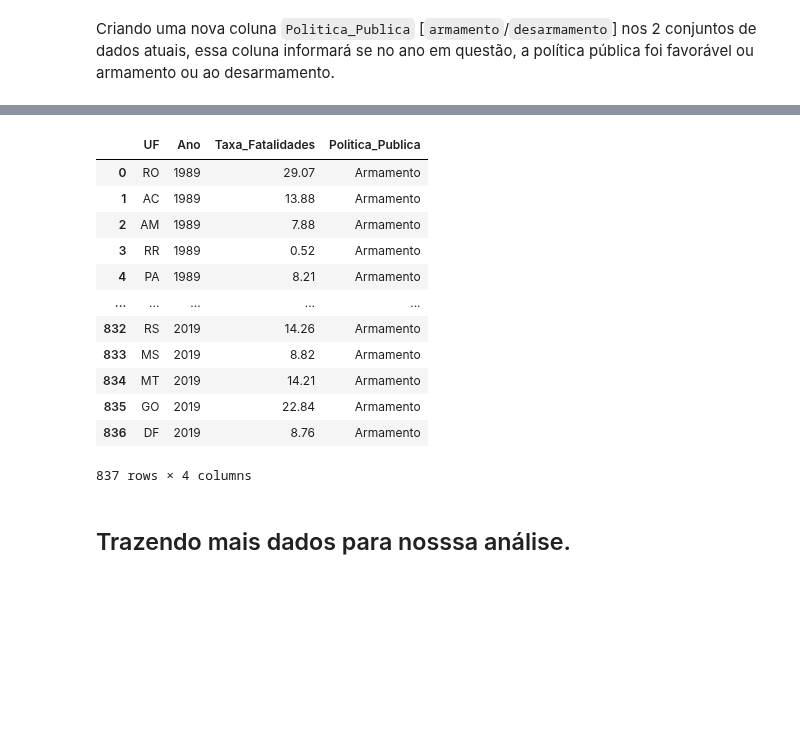
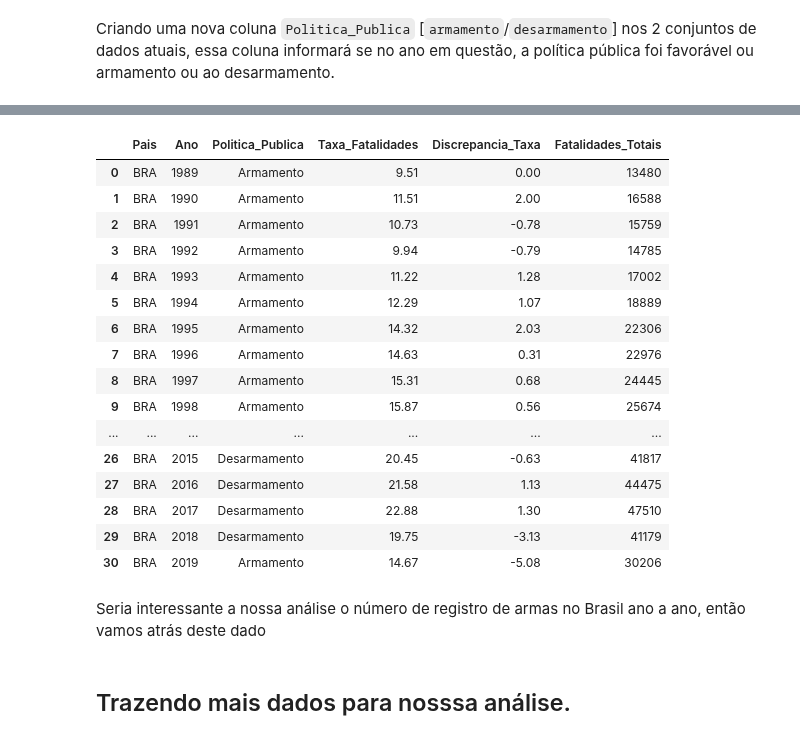
Before and after one commit to kauebr/Portifolio-Desarmamento-Brasil, a Jupyter notebook: Desarmamento Brasil.ipynb, the cells around one changed output, grey strips where cells are left out. Saved outputs shown, nothing was run; the diff lists cells and outputs as text; code cells hidden in the pictures; blank space fills up the shorter version.

```diff
--- a/Desarmamento Brasil.ipynb
+++ b/Desarmamento Brasil.ipynb
@@ -335,9 +335,9 @@ df.head(1)
 # %%
 # Preenchendo os dados
 for contador in range(0, len(df)): # Contador linha a linha
-    if df.iloc[contador, 2] <= 2003:
+    if df.iloc[contador, 1] <= 2003:
         df.at[contador, 'Politica_Publica'] = 'Armamento'
-    elif df.iloc[contador, 2] < 2019:
+    elif df.iloc[contador, 1] < 2019:
         df.at[contador, 'Politica_Publica'] = 'Desarmamento'
     else:
         df.at[contador, 'Politica_Publica'] = 'Armamento'
@@ -348,19 +348,25 @@ for contador in range(0, len(df_UF)): # Contador lina a linha no dataframe UF
         df_UF.at[contador, 'Politica_Publica'] = 'Desarmamento'
     else:
         df_UF.at[contador, 'Politica_Publica'] = 'Armamento'
-# %%
-df_UF
-# %% [output]
-|  | UF | Ano | Taxa_Fatalidades | Politica_Publica |
-| 0 | RO | 1989 | 29.07 | Armamento |
-| 1 | AC | 1989 | 13.88 | Armamento |
-| 2 | AM | 1989 | 7.88 | Armamento |
-| 3 | RR | 1989 | 0.52 | Armamento |
-| 4 | PA | 1989 | 8.21 | Armamento |
-| ... | ... | ... | ... | ... |
-| 832 | RS | 2019 | 14.26 | Armamento |
-| 833 | MS | 2019 | 8.82 | Armamento |
-| 834 | MT | 2019 | 14.21 | Armamento |
-| 835 | GO | 2019 | 22.84 | Armamento |
-| 836 | DF | 2019 | 8.76 | Armamento |
-837 rows × 4 columns
+# %%
+df
+# %% [output]
+|  | Pais | Ano | Politica_Publica | Taxa_Fatalidades | Discrepancia_Taxa | Fatalidades_Totais |
+| 0 | BRA | 1989 | Armamento | 9.51 | 0.00 | 13480 |
+| 1 | BRA | 1990 | Armamento | 11.51 | 2.00 | 16588 |
+| 2 | BRA | 1991 | Armamento | 10.73 | -0.78 | 15759 |
+| 3 | BRA | 1992 | Armamento | 9.94 | -0.79 | 14785 |
+| 4 | BRA | 1993 | Armamento | 11.22 | 1.28 | 17002 |
+| 5 | BRA | 1994 | Armamento | 12.29 | 1.07 | 18889 |
+| 6 | BRA | 1995 | Armamento | 14.32 | 2.03 | 22306 |
+| 7 | BRA | 1996 | Armamento | 14.63 | 0.31 | 22976 |
+| 8 | BRA | 1997 | Armamento | 15.31 | 0.68 | 24445 |
+| 9 | BRA | 1998 | Armamento | 15.87 | 0.56 | 25674 |
+| ... | ... | ... | ... | ... | ... | ... |
+| 26 | BRA | 2015 | Desarmamento | 20.45 | -0.63 | 41817 |
+| 27 | BRA | 2016 | Desarmamento | 21.58 | 1.13 | 44475 |
+| 28 | BRA | 2017 | Desarmamento | 22.88 | 1.30 | 47510 |
+| 29 | BRA | 2018 | Desarmamento | 19.75 | -3.13 | 41179 |
+| 30 | BRA | 2019 | Armamento | 14.67 | -5.08 | 30206 |
+# %% [markdown]
+Seria interessante a nossa análise o número de registro de armas no Brasil ano a ano, então vamos atrás deste dado
```
Also changed, not shown: parts of 7 cells of this notebook, 1 other file.
